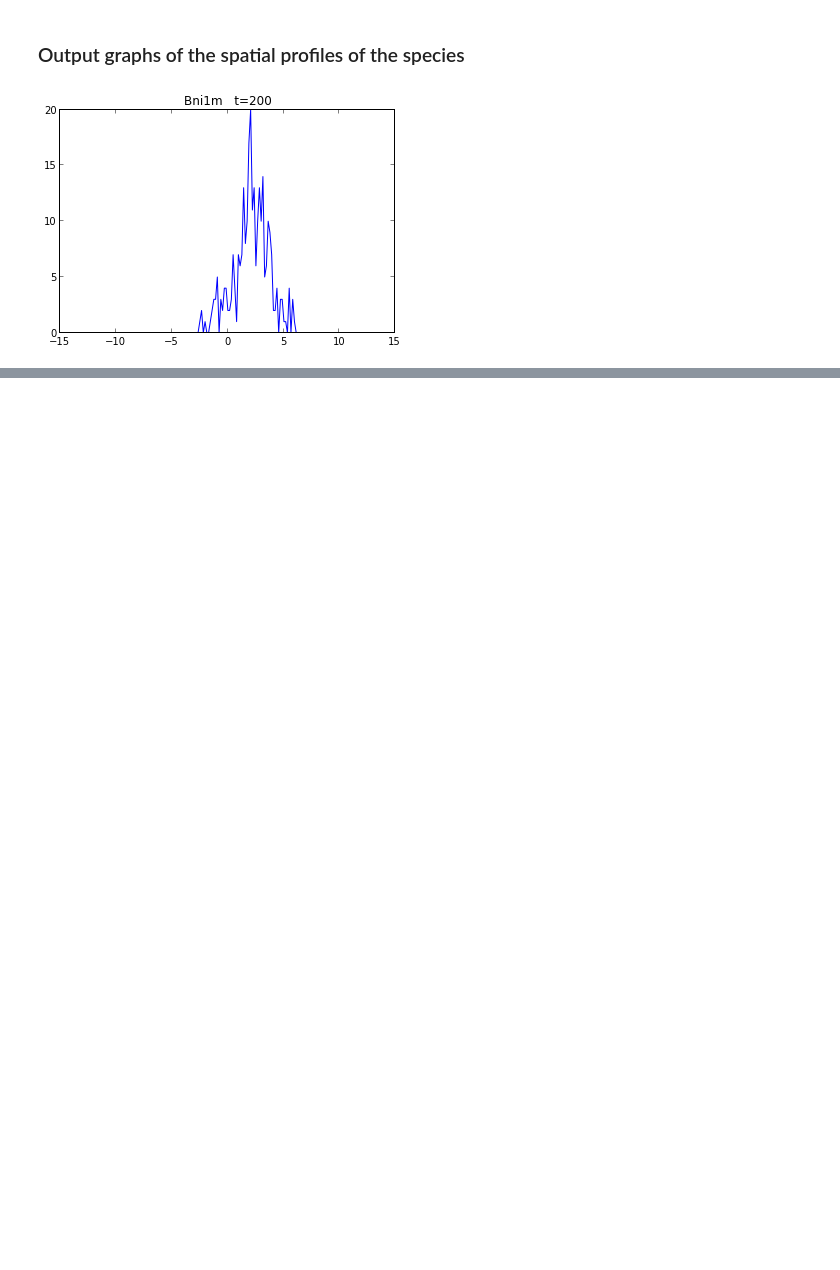
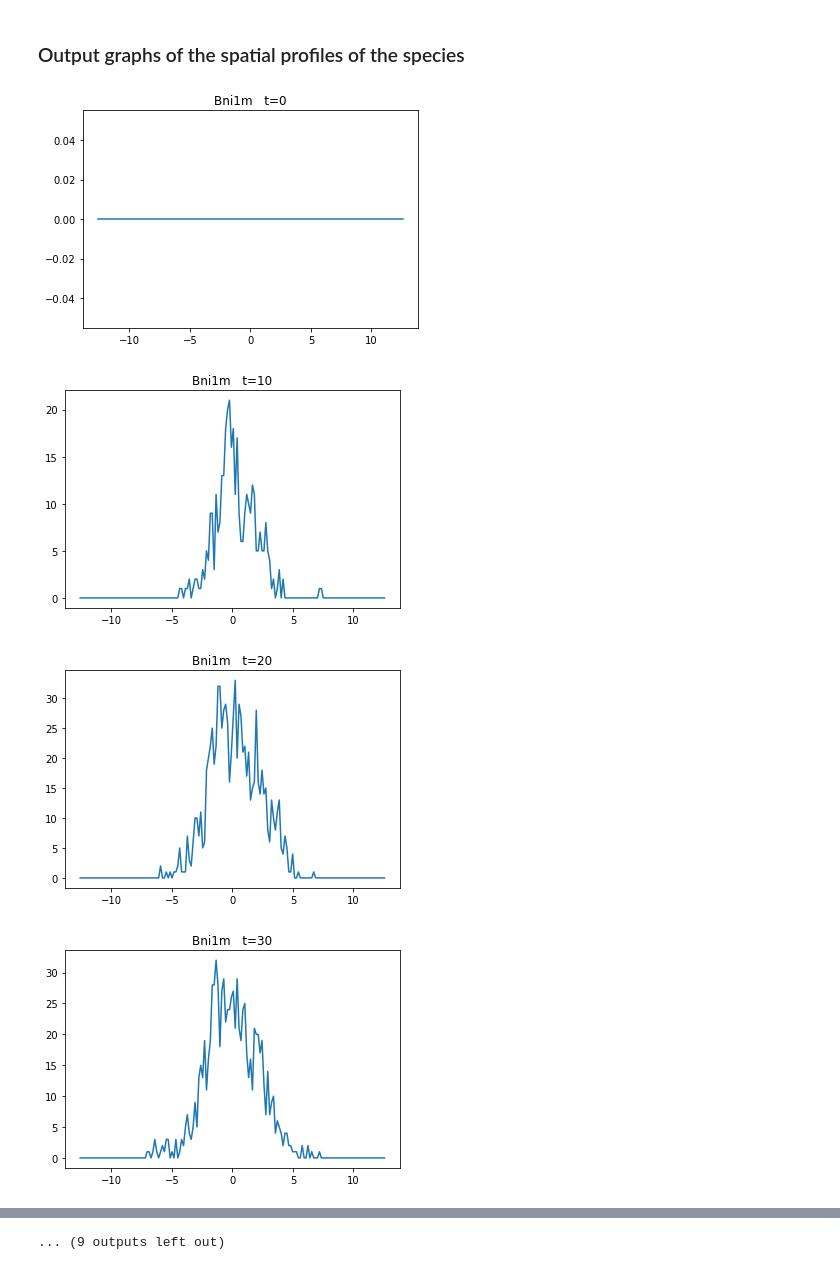
Before and after one commit to StochSS/SpatialPy, a Jupyter notebook: examples/yeast_polarization/Polarisome_1D.ipynb, the cells around one changed output, grey strips where cells are left out. Drawn from its saved outputs; the diff is of its cells as text; code cells hidden in the pictures; blank space fills up the shorter version.

Commit message:
fixed the yeast polarization examples, also consolidated the cdc42 into the yeast_polarization folder, removed unnecessary models

```diff
--- a/examples/yeast_polarization/Polarisome_1D.ipynb
+++ b/examples/yeast_polarization/Polarisome_1D.ipynb
@@ -13,4 +102,3 @@ ModuleNotFoundError: No module named 'pyurdme'
 # %%
-model = polarisome_1D()
-result = model.run()
+%time result = model.run()
 # %% [output]
@@ -36,14 +109,17 @@ DEBUG:FFC:Reusing form from cache.
 # %%
 import time
 from IPython.display import display, clear_output
-x_vals = model.mesh.coordinates()[:,0]
+x_vals = model.domain.coordinates()[:,0]
 sname = "Bni1m"
 for n,t in enumerate(model.tspan):
+    #clear_output()
     S = result.get_species(sname, timepoints=n)
-    time.sleep(.05)
-    pylab.plot(x_vals, S)
-    pylab.title('{1}   t={0}'.format(t, sname))
-    clear_output()
-    pylab.show()
+    plt.plot(x_vals, S)
+    plt.title('{1}   t={0}'.format(t, sname))
+    plt.show()
+    time.sleep(.1)
 # %% [output]
-[figure, old version]
+[figure, new version]
+[figure, added]
+[figure, added]
+[figure, added]
@@ -50 +134,2 @@ for n,t in enumerate(model.tspan):
+... (9 outputs left out)
 # %%
```
Also changed, not shown: parts of 11 cells of this notebook, 3 other files.
